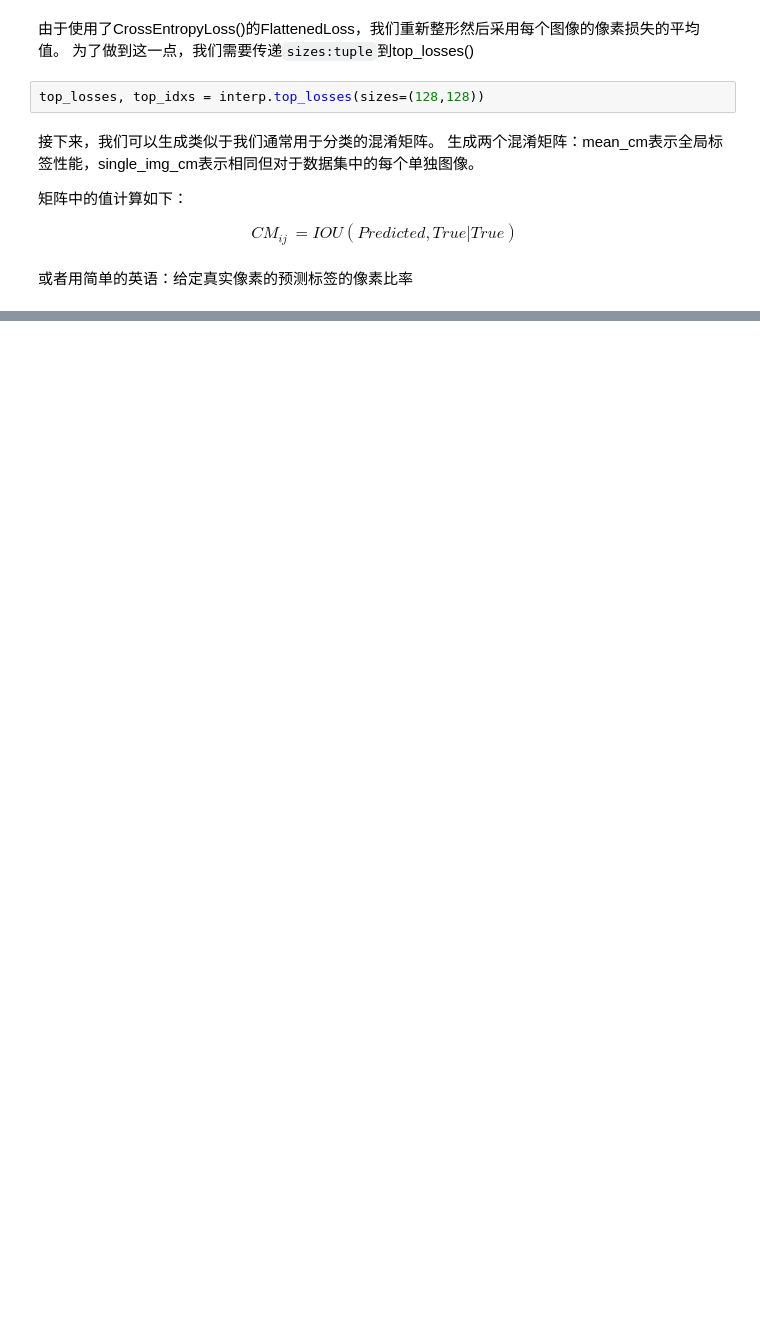
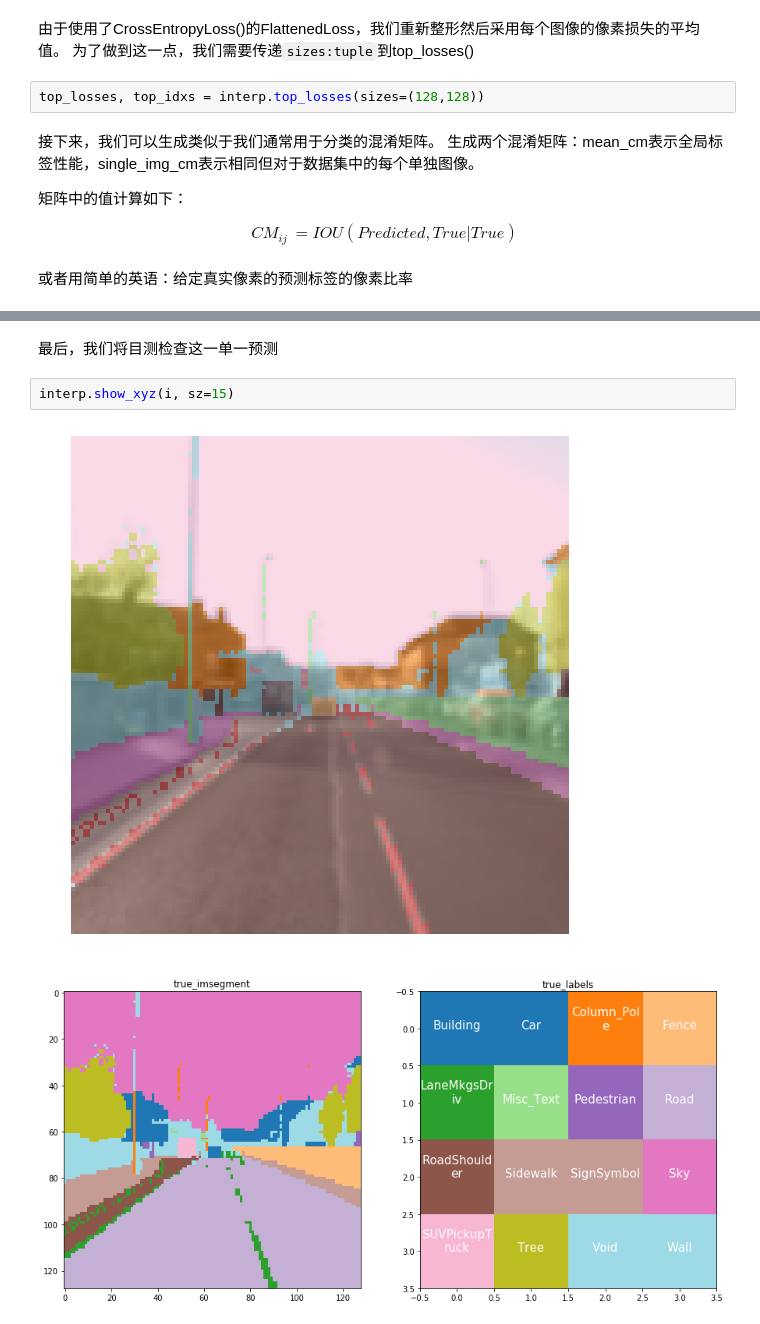
Before and after one commit to neoguo0601/Fast.AI-API-, a Jupyter notebook: 2.Applications/2.Vision/3.Vision.interpret.ipynb, the cells around one changed output, grey strips where cells are left out. Drawn from its saved outputs; the diff is of its cells as text; blank space fills up the shorter version.

```diff
--- a/2.Applications/2.Vision/3.Vision.interpret.ipynb
+++ b/2.Applications/2.Vision/3.Vision.interpret.ipynb
@@ -99,0 +193,7 @@ top_losses, top_idxs = interp.top_losses(sizes=(128,128))
+# %% [markdown]
+最后，我们将目测检查这一单一预测
+# %%
+interp.show_xyz(i, sz=15)
+# %% [output]
+[figure, added]
+[figure, added]
```
Also changed, not shown: parts of 15 cells of this notebook, 15 other files.
